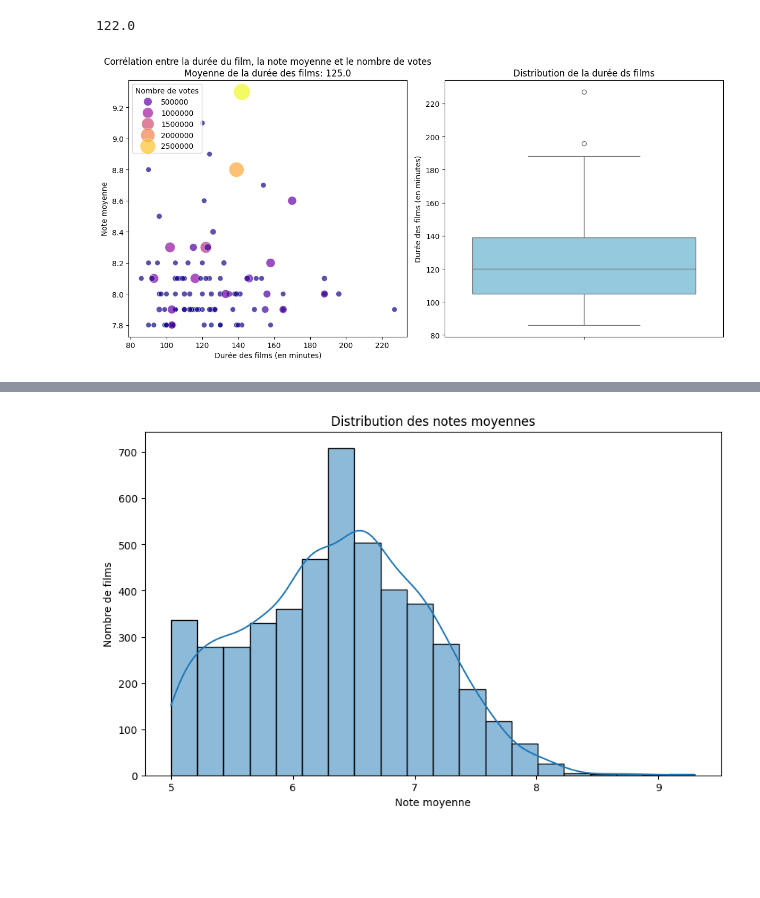
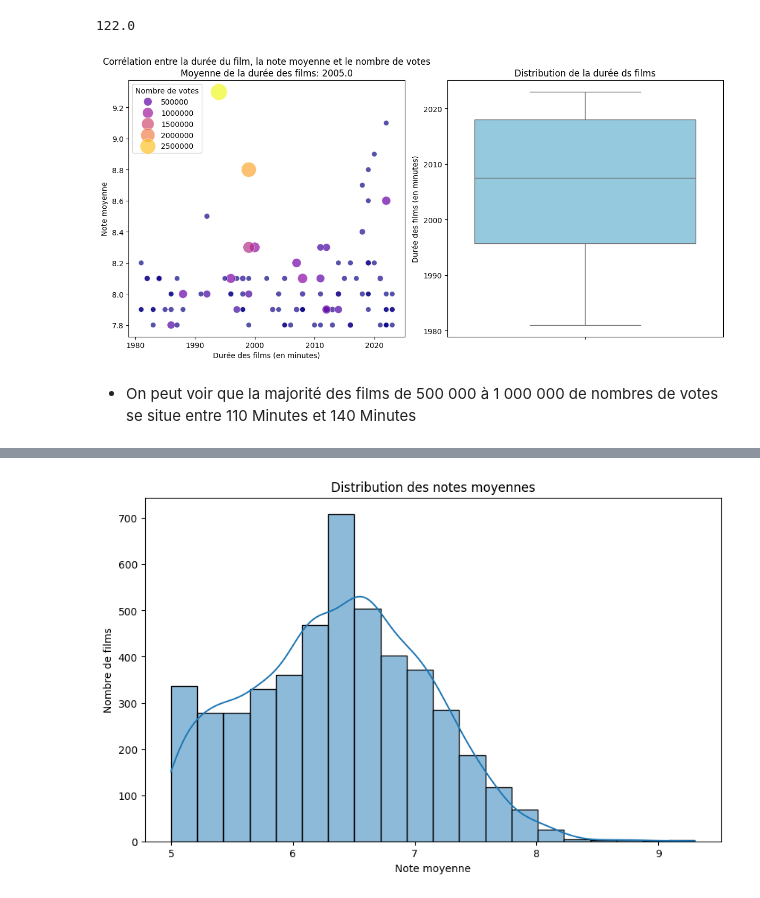
Before and after one commit to Patrick-NII/Projet-Data-IA, a Jupyter notebook: Merged_all_tables/merged_all_tables.ipynb, the cells around one changed output, grey strips where cells are left out. Cells and saved outputs as stored; diff of their text form; code cells hidden in the pictures; blank space fills up the shorter version.

```diff
--- a/Merged_all_tables/merged_all_tables.ipynb
+++ b/Merged_all_tables/merged_all_tables.ipynb
@@ -101,31 +106,33 @@ df_mean_avg.round()
 # %%
 fig, axes = plt.subplots(1, 2, figsize=(12, 6))
 
 # Trier le DataFrame selon la colonne 'averageRating' et sélectionner les 20 premières lignes
 df_top_20 = df_sorted_avg.sort_values(by='averageRating', ascending=False).head(100)
 
 # Nuage de points avec 'runtimeMinutes' sur l'axe x, 'averageRating' sur l'axe y et 'numVotes' comme taille des points
-sns.scatterplot(data=df_top_20, x='runtimeMinutes', y='averageRating', hue='numVotes', palette='plasma', size='numVotes', sizes=(50, 500), alpha=0.7, ax=axes[0])
+sns.scatterplot(data=df_top_20, x='startYear', y='averageRating', hue='numVotes', palette='plasma', size='numVotes', sizes=(50, 500), alpha=0.7, ax=axes[0])
 
 # Barre de couleur pour expliquer la signification des couleurs
 axes[0].legend(title='Nombre de votes', loc='upper left')
 
 axes[0].set_xlabel('Durée des films (en minutes)')
 axes[0].set_ylabel('Note moyenne')
-axes[0].set_title(f'Corrélation entre la durée du film, la note moyenne et le nombre de votes\nMoyenne de la durée des films: {df_top_20["runtimeMinutes"].mean().round()}')
+axes[0].set_title(f'Corrélation entre la durée du film, la note moyenne et le nombre de votes\nMoyenne de la durée des films: {df_top_20["startYear"].mean().round()}')
 
 # Graphique boxplot pour 'runtimeMinutes'
-sns.boxplot(data=df_top_20, y='runtimeMinutes', ax=axes[1], color='skyblue')
+sns.boxplot(data=df_top_20, y='startYear', ax=axes[1], color='skyblue')
 
 # Ajouter des labels et un titre
 axes[1].set_ylabel('Durée des films (en minutes)')
 axes[1].set_title('Distribution de la durée ds films')
 
 
 plt.tight_layout()
 plt.show()
 # %% [output]
-[figure, old version]
+[figure, new version]
+# %% [markdown]
+* On peut voir que la majorité des films de 500 000 à 1 000 000 de nombres de votes se situe entre 110 Minutes et 140 Minutes
 # %%
 # Top 20 des films les plus votés
 df_sorted_numVotes =  df_merged.sort_values(by='numVotes', ascending=False)
```
Also changed, not shown: parts of 3 cells of this notebook, 1 other file.
